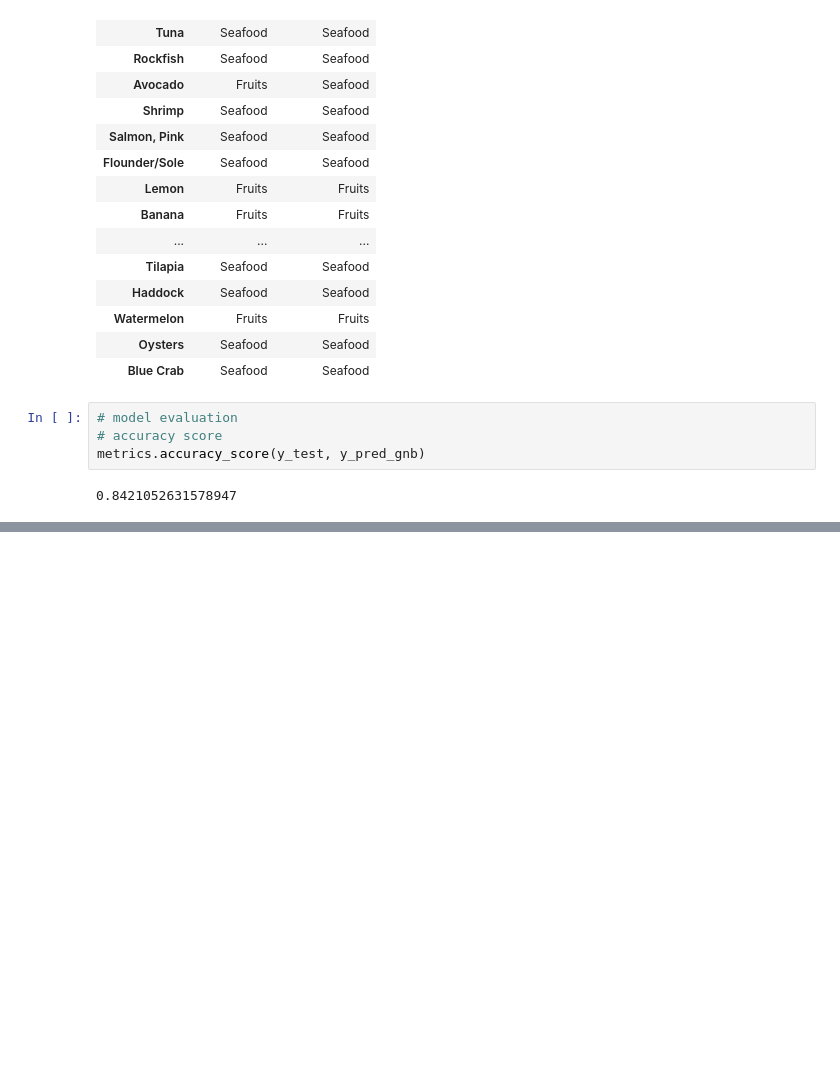
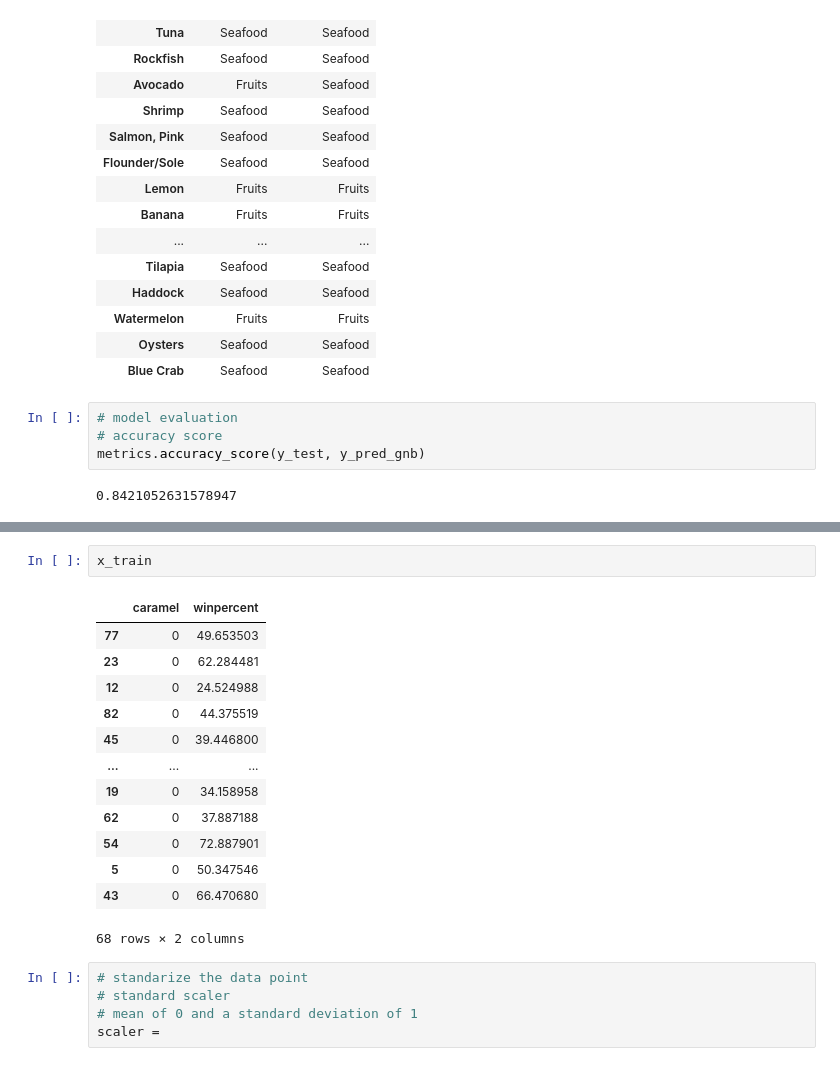
Before and after one commit to bytesbyt/ds_ml, a Jupyter notebook: eagerclassifier.ipynb, the cells around one changed output, grey strips where cells are left out. Drawn from its saved outputs; the diff is of its cells as text; blank space fills up the shorter version.

```diff
--- a/eagerclassifier.ipynb
+++ b/eagerclassifier.ipynb
@@ -189,0 +204,21 @@ data_candy.head()
+# %%
+x_train
+# %% [output]
+|  | caramel | winpercent |
+| 77 | 0 | 49.653503 |
+| 23 | 0 | 62.284481 |
+| 12 | 0 | 24.524988 |
+| 82 | 0 | 44.375519 |
+| 45 | 0 | 39.446800 |
+| ... | ... | ... |
+| 19 | 0 | 34.158958 |
+| 62 | 0 | 37.887188 |
+| 54 | 0 | 72.887901 |
+| 5 | 0 | 50.347546 |
+| 43 | 0 | 66.470680 |
+68 rows × 2 columns
+# %%
+# standarize the data point
+# standard scaler
+# mean of 0 and a standard deviation of 1
+scaler =
```
Also changed, not shown: parts of 4 cells of this notebook.
